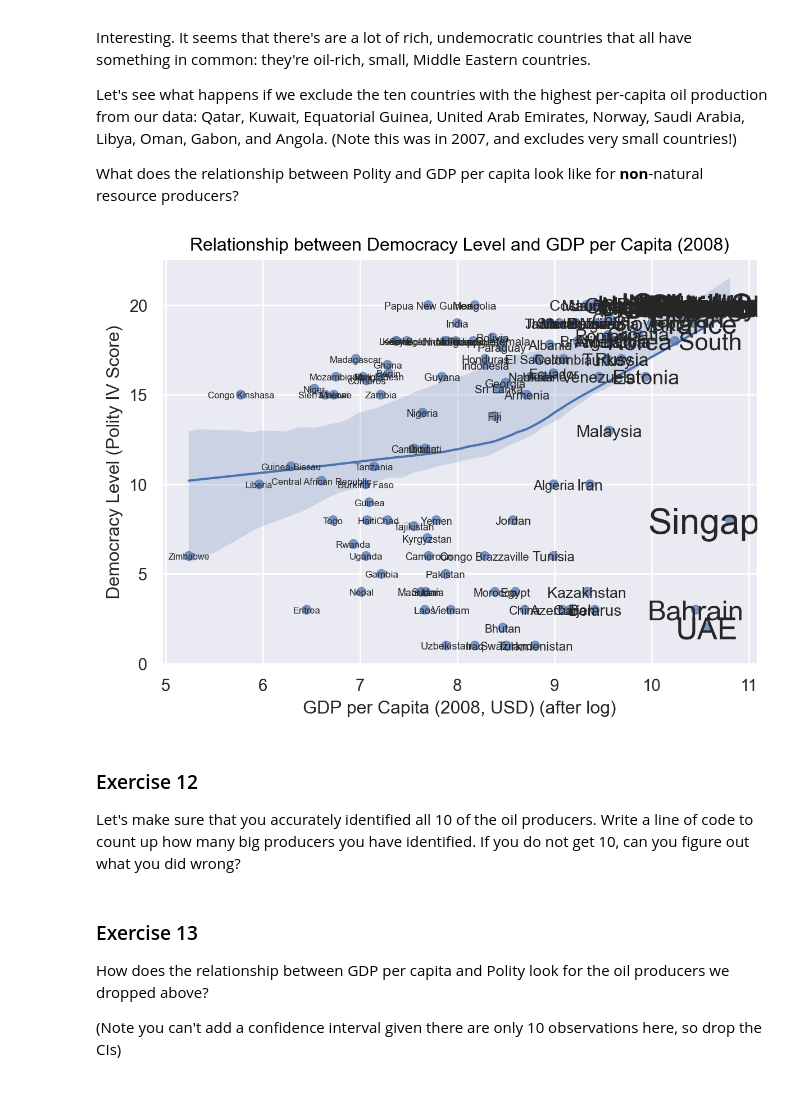
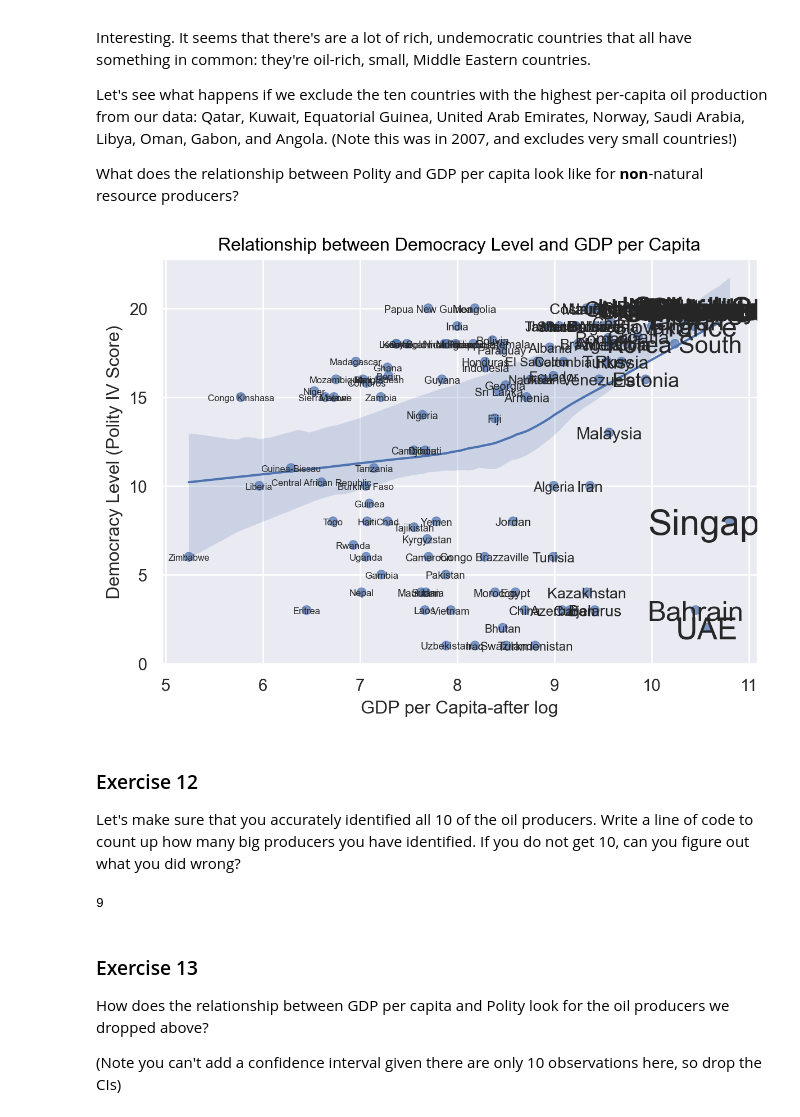
Before and after one commit to mbadu1/Oct7Ex, a Jupyter notebook: exercise_plotting_part2.ipynb, the cells around one changed output. Drawn from its saved outputs; the diff is of its cells as text; code cells hidden in the pictures.

```diff
--- a/exercise_plotting_part2.ipynb
+++ b/exercise_plotting_part2.ipynb
@@ -250,40 +250,44 @@ oil_countries = [
     "Saudi Arabia",
     "Libya",
     "Oman",
     "Gabon",
     "Angola",
 ]
 
 wdi_no_oil = wdi[~wdi["country"].isin(oil_countries)].dropna(
     subset=["log_gdppcap08", "polityIV"]
 )
 
 plot = (
     so.Plot(
         wdi_no_oil,
         x="log_gdppcap08",
         y="polityIV",
     )
     .add(so.Dot(alpha=0.7), so.Jitter())
     .add(
         so.Line(),
         lowess := sor.Lowess(frac=0.8, num_bootstrap=200, gridsize=100, alpha=0.95),
     )
     .add(so.Band(), lowess)
     .add(so.Text(), text="country", fontsize="gdppcap08")
     .label(
-        x="GDP per Capita (2008, USD) (after log)",
+        x="GDP per Capita-after log",
         y="Democracy Level (Polity IV Score)",
-        title="Relationship between Democracy Level and GDP per Capita (2008)",
+        title="Relationship between Democracy Level and GDP per Capita",
     )
 )
 plot
 # %% [output]
-[figure, old version]
+[figure, new version]
 # %% [markdown]
 ### Exercise 12
 
 Let's make sure that you accurately identified all 10 of the oil producers. Write a line of code to count up how many big producers you have identified. If you do not get 10, can you figure out what you did wrong?
+# %%
+wdi[wdi["country"].isin(oil_countries)].shape[0]
+# %% [output]
+9
 # %% [markdown]
 ### Exercise 13
 
```
Also changed, not shown: parts of 7 cells of this notebook.
